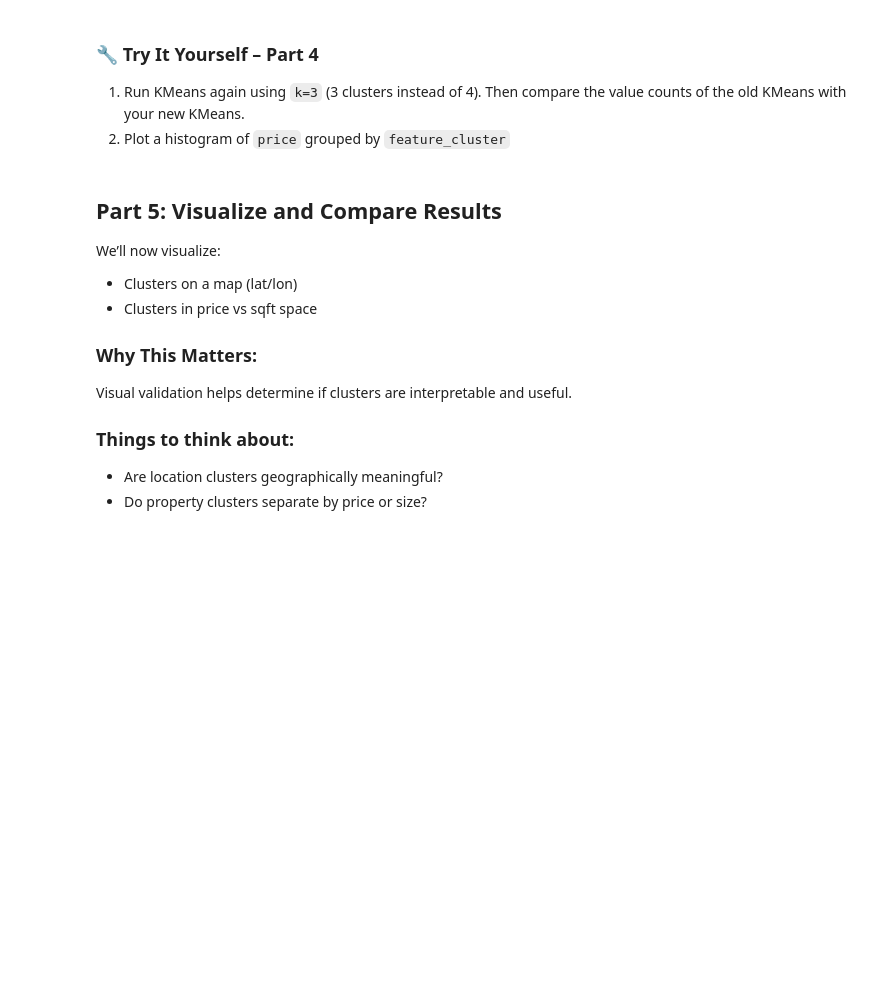
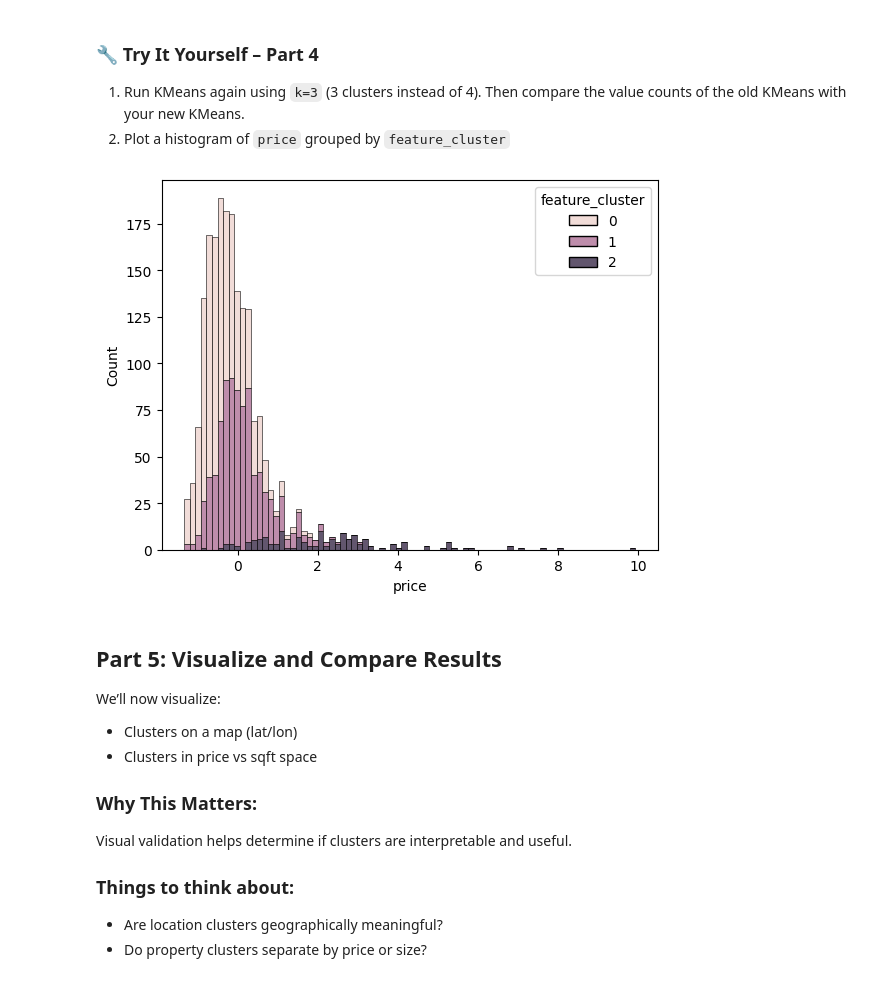
Before and after one commit to daxtonhunter2634-glitch/IS4460, a Jupyter notebook: Labs/lab_09_clustering.ipynb, the cells around one changed output. Saved outputs shown, nothing was run; the diff lists cells and outputs as text; code cells hidden in the pictures; blank space fills up the shorter version.

```diff
--- a/Labs/lab_09_clustering.ipynb
+++ b/Labs/lab_09_clustering.ipynb
@@ -273,3 +312,13 @@ scaled_df['geo_cluster'].value_counts()
+# %%
+# 🔧 Add code heree
+
+kmeans_feat = KMeans(n_clusters=3, random_state=1)
+scaled_df['feature_cluster'] = kmeans_feat.fit_predict(X_feat)
+
+sns.histplot(data=scaled_df, x='price', hue='feature_cluster', multiple='stack')
+plt.show()
+# %% [output]
+[figure, added]
 # %% [markdown]
 ## Part 5: Visualize and Compare Results
 
```
Also changed, not shown: parts of 18 cells of this notebook.
